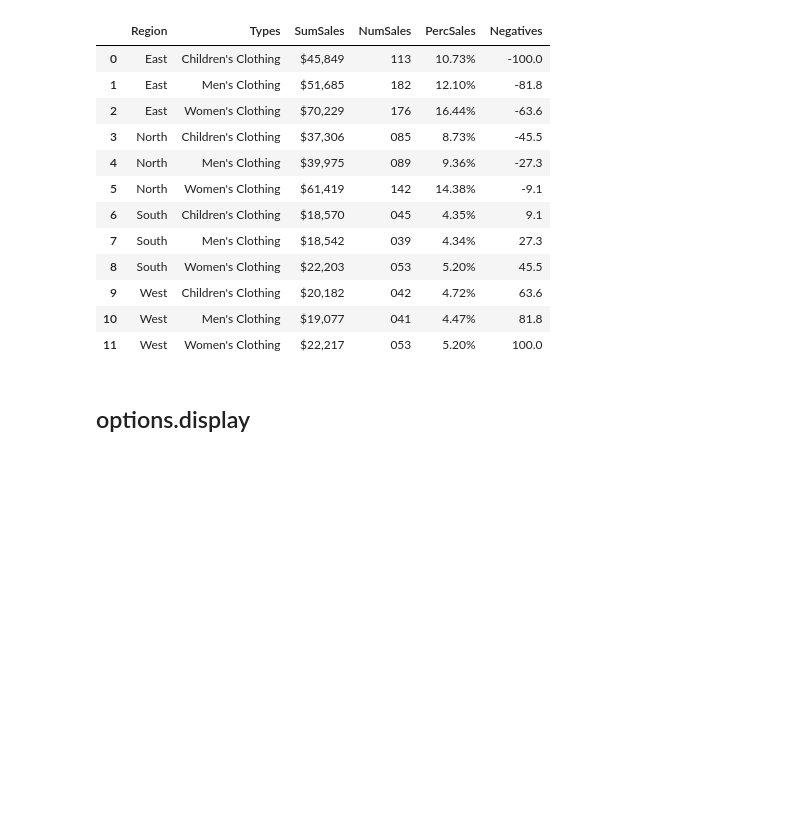
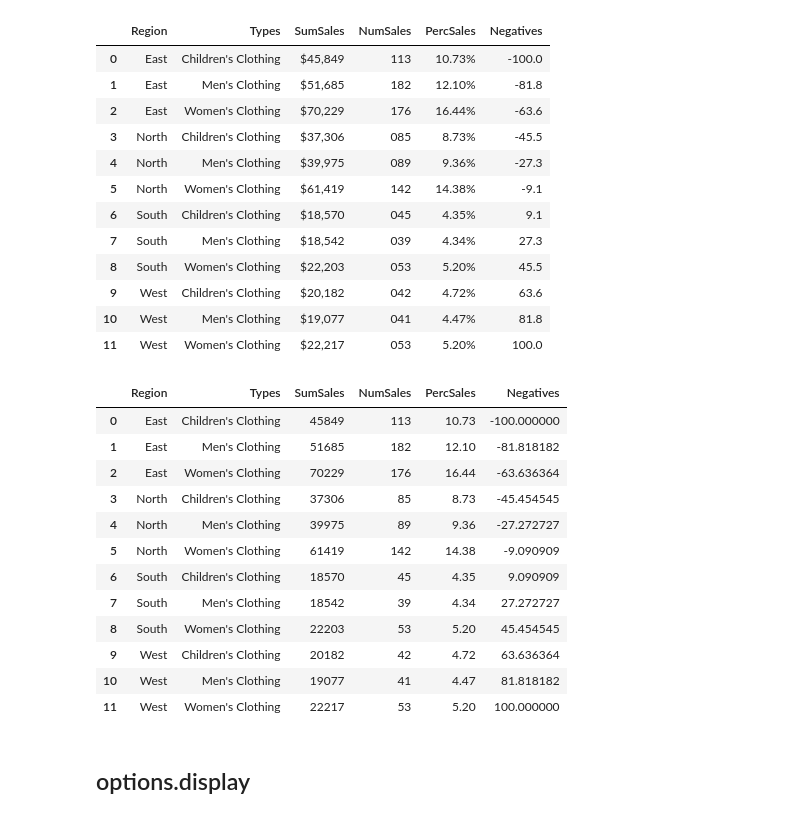
Before and after one commit to EvgeniiZorin/Handbook_Data-Science, a Jupyter notebook: _Pandas.ipynb, the cells around one changed output. Saved outputs shown, nothing was run; the diff lists cells and outputs as text; code cells hidden in the pictures; blank space fills up the shorter version.

```diff
--- a/_Pandas.ipynb
+++ b/_Pandas.ipynb
@@ -5214,6 +5214,47 @@ df.style\
 | 9 | West | Children's Clothing | $20,182 | 042 | 4.72% | 63.6 |
 | 10 | West | Men's Clothing | $19,077 | 041 | 4.47% | 81.8 |
 | 11 | West | Women's Clothing | $22,217 | 053 | 5.20% | 100.0 |
+# %%
+
+df1 = df.copy(deep = True)
+df1['PercSales'] = df1['PercSales'] * 100
+(
+    df1
+    .style
+    # bar that starts at 0(%) and ends at 100(%)
+    .bar(
+        color = 'darkgreen',
+        subset = ['PercSales'],
+        align = 'left',
+        vmin = 0,
+        vmax = 100
+    )
+    .apply(
+        lambda x: ['background-color: black' for i in x],
+        subset = ['PercSales']
+    )
+    .apply(
+        lambda x: ['color: yellow' if x['Types'] == 'Women\\s Clothing' else '' for i in x],
+        axis = 1
+    )
+    .format({
+        'PercSales': '{:.2f}'
+    })
+)
+# %% [output]
+|  | Region | Types | SumSales | NumSales | PercSales | Negatives |
+| 0 | East | Children's Clothing | 45849 | 113 | 10.73 | -100.000000 |
+| 1 | East | Men's Clothing | 51685 | 182 | 12.10 | -81.818182 |
+| 2 | East | Women's Clothing | 70229 | 176 | 16.44 | -63.636364 |
+| 3 | North | Children's Clothing | 37306 | 85 | 8.73 | -45.454545 |
+| 4 | North | Men's Clothing | 39975 | 89 | 9.36 | -27.272727 |
+| 5 | North | Women's Clothing | 61419 | 142 | 14.38 | -9.090909 |
+| 6 | South | Children's Clothing | 18570 | 45 | 4.35 | 9.090909 |
+| 7 | South | Men's Clothing | 18542 | 39 | 4.34 | 27.272727 |
+| 8 | South | Women's Clothing | 22203 | 53 | 5.20 | 45.454545 |
+| 9 | West | Children's Clothing | 20182 | 42 | 4.72 | 63.636364 |
+| 10 | West | Men's Clothing | 19077 | 41 | 4.47 | 81.818182 |
+| 11 | West | Women's Clothing | 22217 | 53 | 5.20 | 100.000000 |
 # %% [markdown]
 ## options.display
 # %%
```
